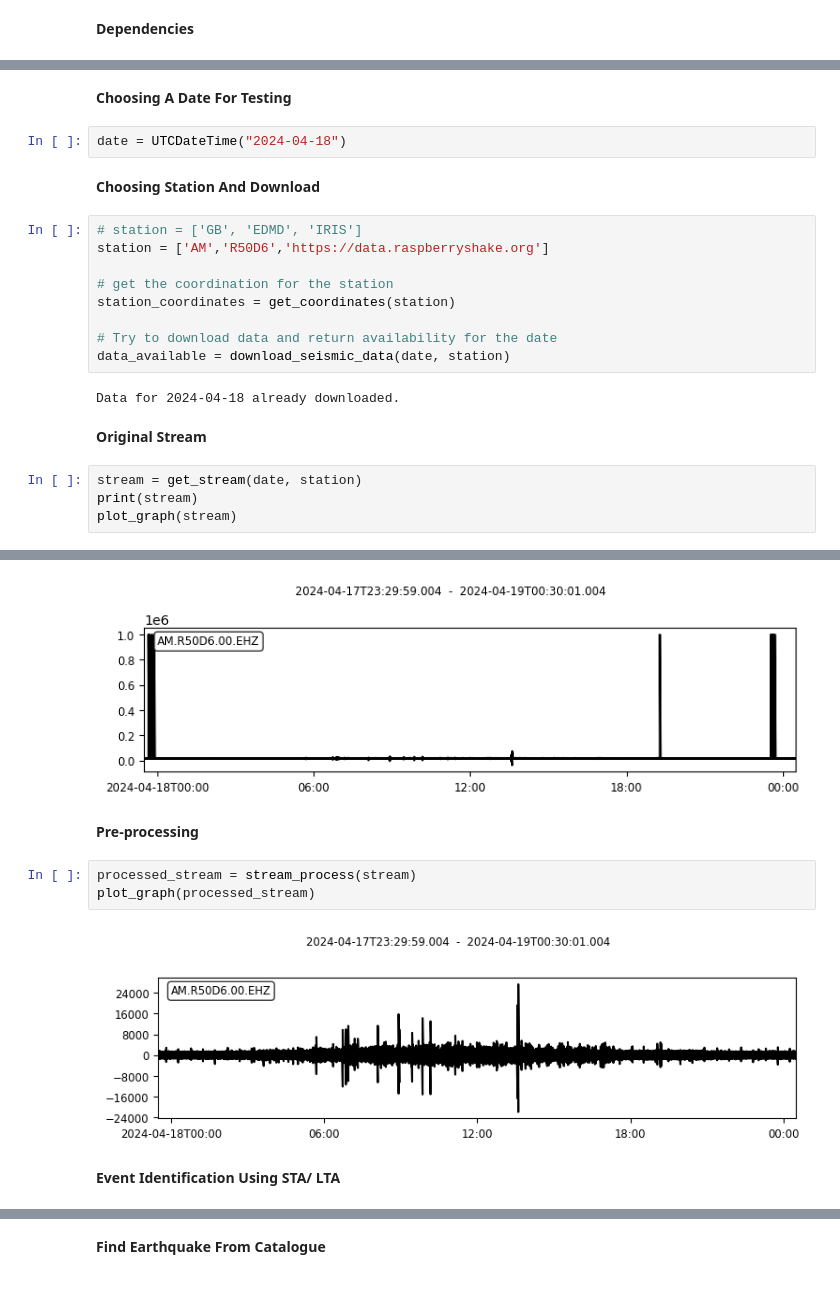
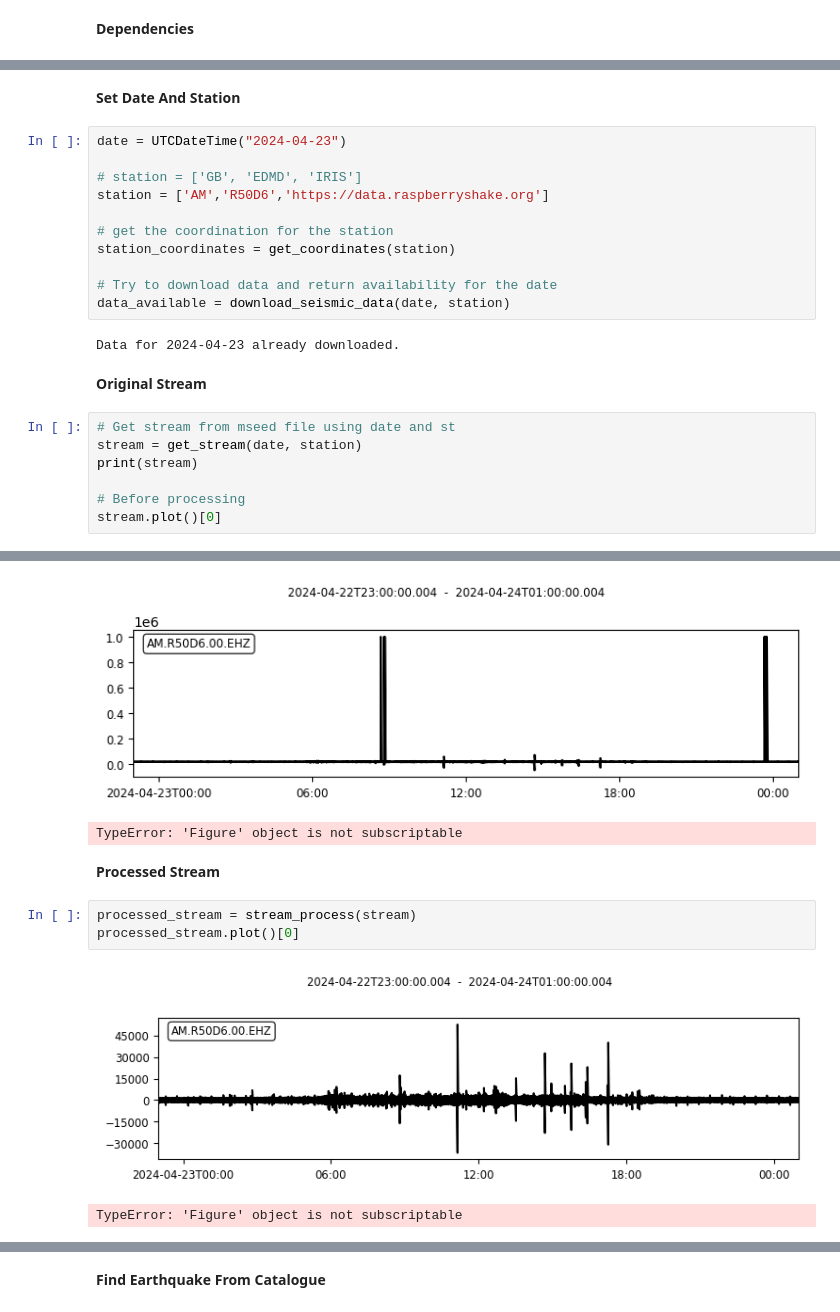
Before and after one commit to QingyuanZhangTony/Earthquake-Identification-And-Notification, a Jupyter notebook: interactiveMain.ipynb, the cells around one changed output, grey strips where cells are left out. Cells and saved outputs as stored; diff of their text form.

```diff
--- a/interactiveMain.ipynb
+++ b/interactiveMain.ipynb
@@ -10,26 +10,27 @@ from CataloguedEvents import find_earthquakes
 from utils import *
 # %% [markdown]
-**Choosing A Date For Testing**
+**Set Date And Station**
 # %%
-date = UTCDateTime("2024-04-18")
+date = UTCDateTime("2024-04-23")
+
+# station = ['GB', 'EDMD', 'IRIS']
+station = ['AM','R50D6','https://data.raspberryshake.org']
+
+# get the coordination for the station
+station_coordinates = get_coordinates(station)
+
+# Try to download data and return availability for the date
+data_available = download_seismic_data(date, station)
+# %% [output]
+Data for 2024-04-23 already downloaded.
-# %% [markdown]
-**Choosing Station And Download**
-# %%
-# station = ['GB', 'EDMD', 'IRIS']
-station = ['AM','R50D6','https://data.raspberryshake.org']
-
-# get the coordination for the station
-station_coordinates = get_coordinates(station)
-
-# Try to download data and return availability for the date
-data_available = download_seismic_data(date, station)
-# %% [output]
-Data for 2024-04-18 already downloaded.
 # %% [markdown]
 **Original Stream**
 # %%
+# Get stream from mseed file using date and st
 stream = get_stream(date, station)
 print(stream)
-plot_graph(stream)
+
+# Before processing
+stream.plot()[0]
 # %% [output]
 1 Trace(s) in Stream:
@@ -37,10 +38,10 @@ AM.R50D6.00.EHZ | 2024-04-17T23:29:59.004000Z - 2024-04-19T00:30:01.004000Z | 10
-[figure, old version]
+[figure, new version]
+TypeError: 'Figure' object is not subscriptable
 # %% [markdown]
-**Pre-processing**
+**Processed Stream**
 # %%
 processed_stream = stream_process(stream)
-plot_graph(processed_stream)
+processed_stream.plot()[0]
 # %% [output]
-[figure, old version]
+[figure, new version]
+TypeError: 'Figure' object is not subscriptable
-# %% [markdown]
-**Event Identification Using STA/ LTA**
```
Also changed, not shown: parts of 10 cells of this notebook, 4 other files.
